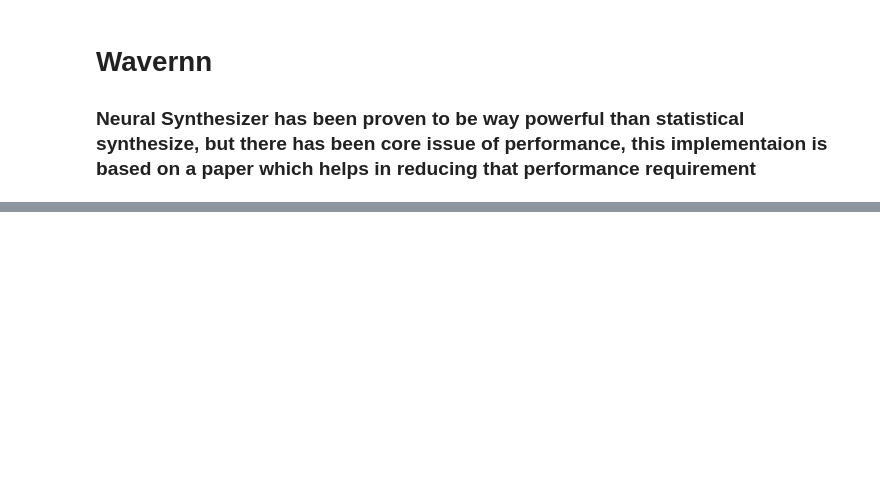
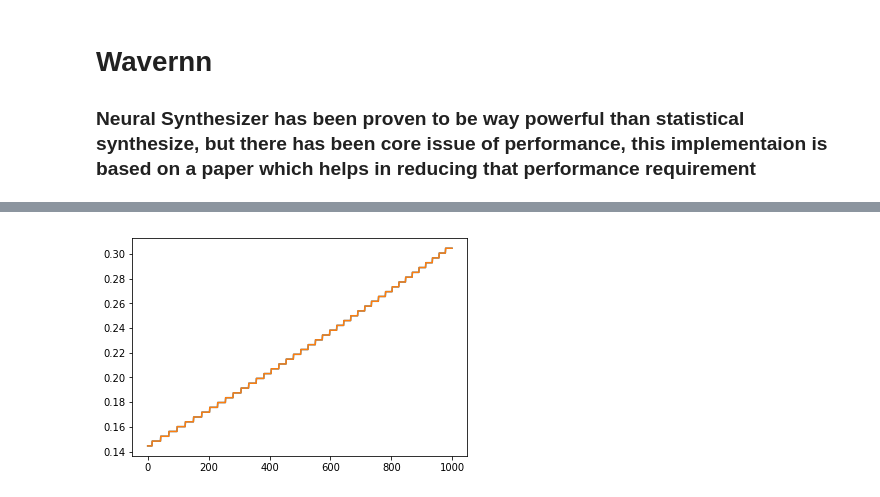
Before and after one commit to entn-at/wavernn-1, a Jupyter notebook: wavernn.ipynb, the cells around one changed output, grey strips where cells are left out. Cells and saved outputs as stored; diff of their text form; code cells hidden in the pictures; blank space fills up the shorter version.

```diff
--- a/wavernn.ipynb
+++ b/wavernn.ipynb
@@ -305,0 +76,6 @@ b[np.arange(256), 13] = 1
+# %%
+# In the same way, coarse has been plotted to better understand the data
+plt.plot(X['coarse'][30000:31000])
+plt.show()
+# %% [output]
+[figure, added]
```
Also changed, not shown: parts of 73 cells of this notebook.
